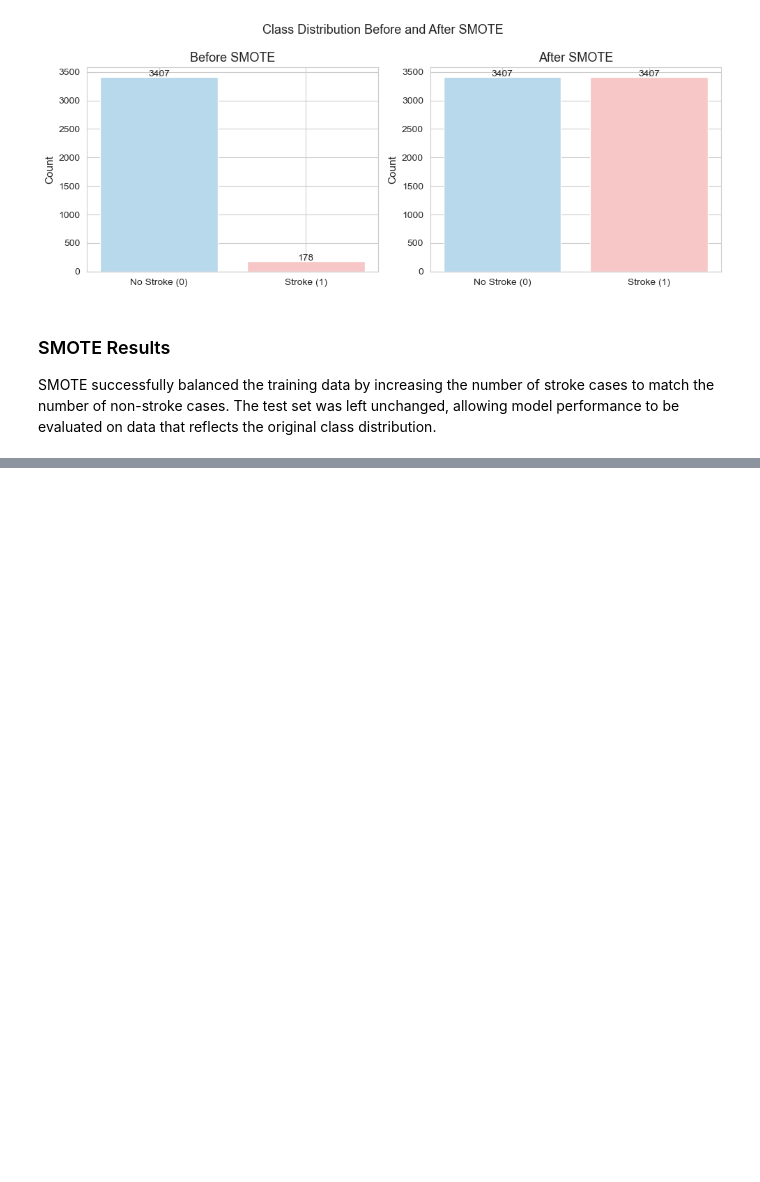
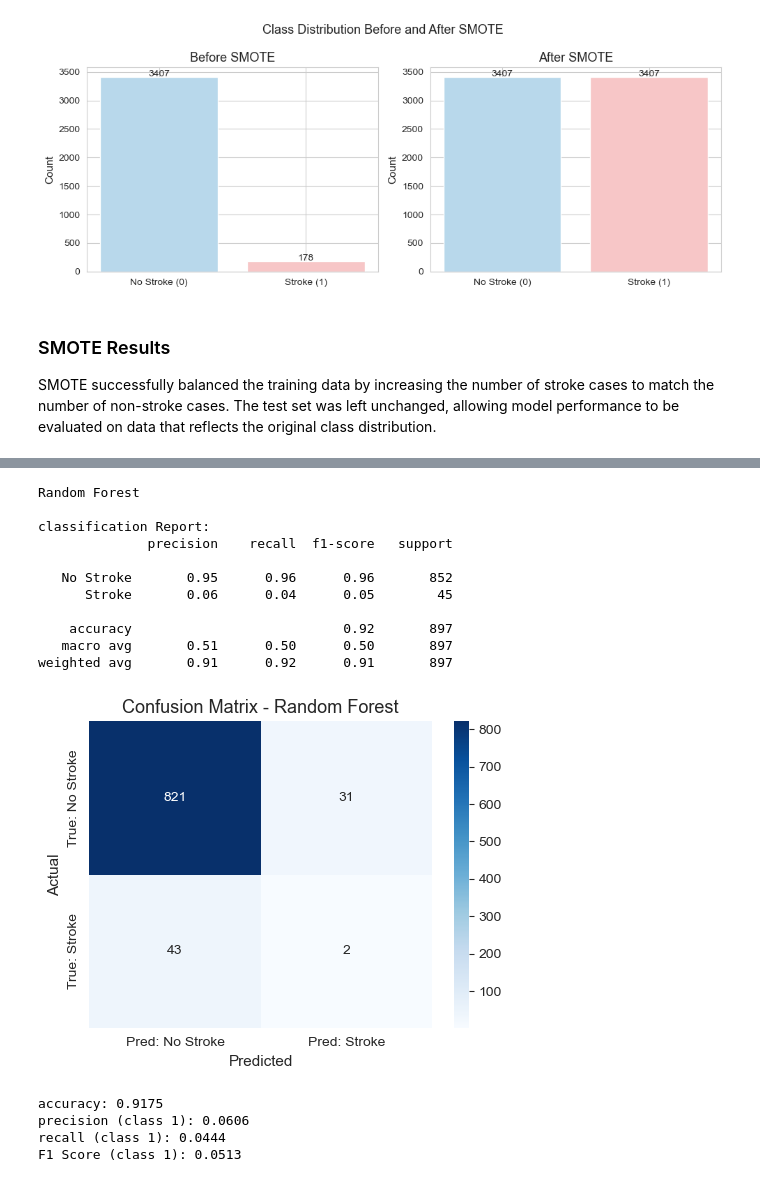
Before and after one commit to vcmeamaria/brain-stroke-classification-project, a Jupyter notebook: brain_stroke_classification.ipynb, the cells around one changed output, grey strips where cells are left out. Cells and saved outputs as stored; diff of their text form; code cells hidden in the pictures; blank space fills up the shorter version.

```diff
--- a/brain_stroke_classification.ipynb
+++ b/brain_stroke_classification.ipynb
@@ -562,0 +702,24 @@ SMOTE successfully balanced the training data by increasing the number of stroke
+# %%
+# train Random Forest on SMOTE-resampled data
+rf = RandomForestClassifier(n_estimators=100, random_state=42)
+rf.fit(X_train_smote, y_train_smote)
+
+# evaluate on the original test set
+results_rf = evaluate_model(rf, X_test_preprocessed, y_test, 'Random Forest')
+# %% [output]
+Random Forest
+
+classification Report:
+              precision    recall  f1-score   support
+
+   No Stroke       0.95      0.96      0.96       852
+      Stroke       0.06      0.04      0.05        45
+
+    accuracy                           0.92       897
+   macro avg       0.51      0.50      0.50       897
+weighted avg       0.91      0.92      0.91       897
+[figure, added]
+accuracy: 0.9175
+precision (class 1): 0.0606
+recall (class 1): 0.0444
+F1 Score (class 1): 0.0513
```
Also changed, not shown: parts of 28 cells of this notebook, 1 other file.
